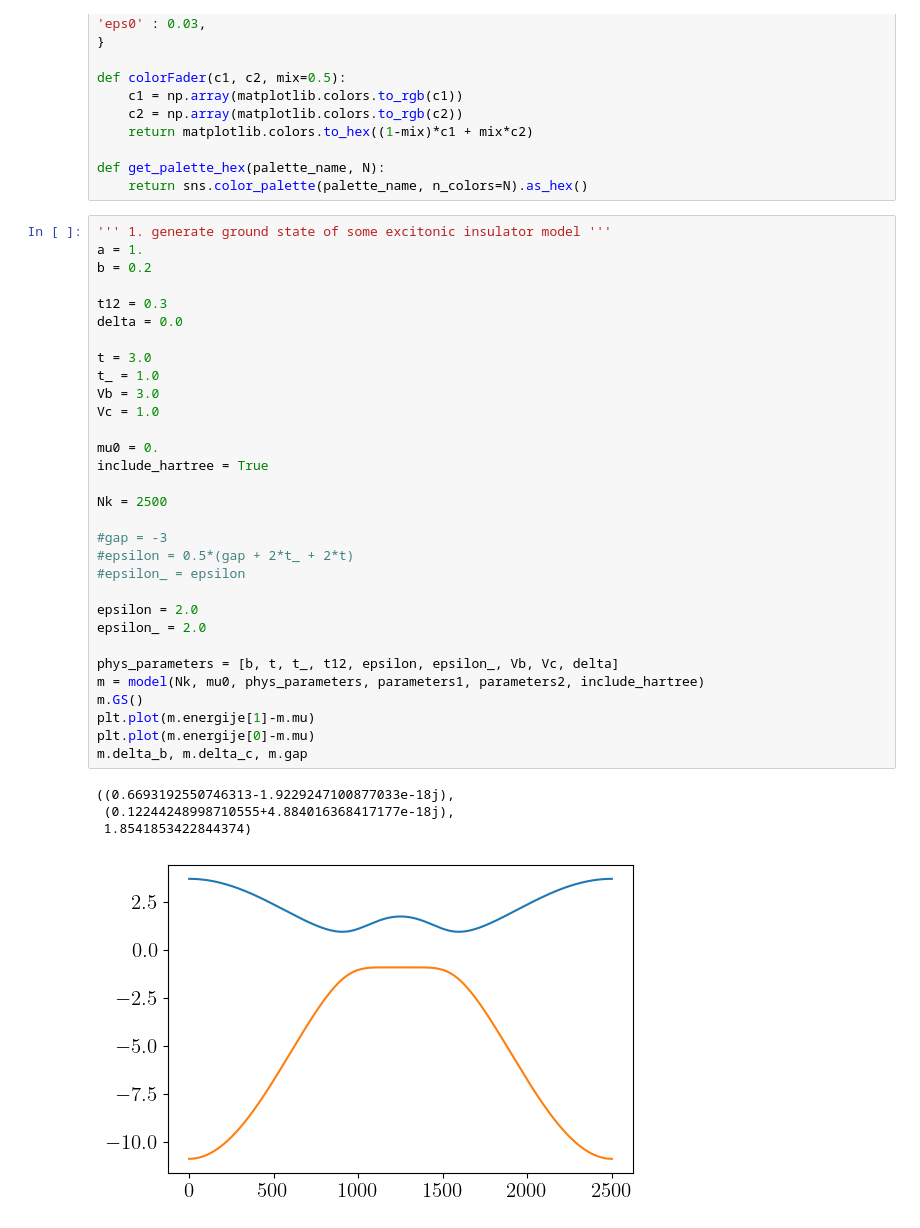
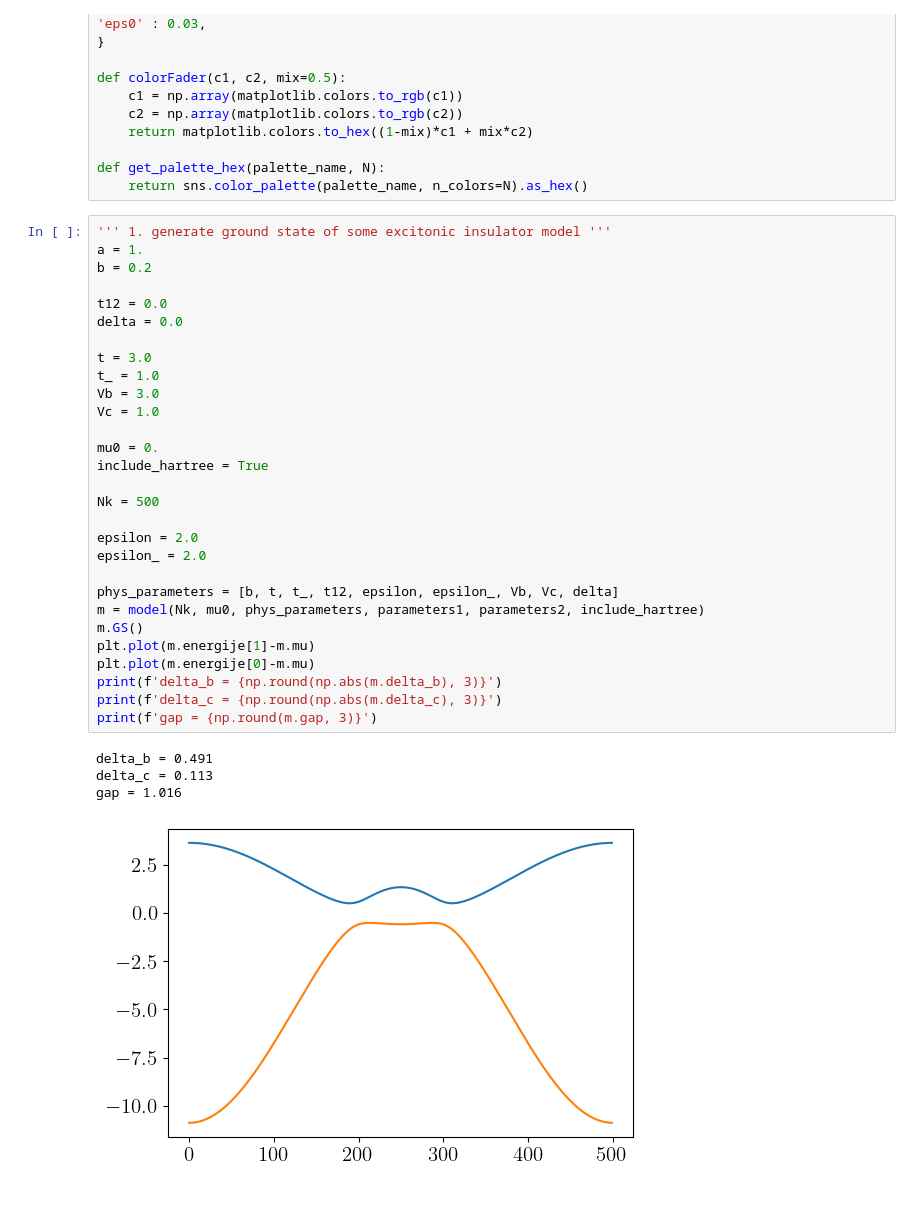
Before and after one commit to anastuhec/30-03-slike, a Jupyter notebook: 25-03-test.ipynb, the cells around one changed output. Drawn from its saved outputs; the diff is of its cells as text.

```diff
--- a/25-03-test.ipynb
+++ b/25-03-test.ipynb
@@ -59,39 +59,37 @@ def get_palette_hex(palette_name, N):
 # %%
 ''' 1. generate ground state of some excitonic insulator model '''
 a = 1.
 b = 0.2
 
-t12 = 0.3
+t12 = 0.0
 delta = 0.0
 
 t = 3.0
 t_ = 1.0
 Vb = 3.0
 Vc = 1.0
 
 mu0 = 0.
 include_hartree = True
 
-Nk = 2500
-
-#gap = -3
-#epsilon = 0.5*(gap + 2*t_ + 2*t)
-#epsilon_ = epsilon
+Nk = 500
 
 epsilon = 2.0
 epsilon_ = 2.0
 
 phys_parameters = [b, t, t_, t12, epsilon, epsilon_, Vb, Vc, delta]
 m = model(Nk, mu0, phys_parameters, parameters1, parameters2, include_hartree)
 m.GS()
 plt.plot(m.energije[1]-m.mu)
 plt.plot(m.energije[0]-m.mu)
-m.delta_b, m.delta_c, m.gap
+print(f'delta_b = {np.round(np.abs(m.delta_b), 3)}')
+print(f'delta_c = {np.round(np.abs(m.delta_c), 3)}')
+print(f'gap = {np.round(m.gap, 3)}')
 # %% [output]
-((0.6693192550746313-1.9229247100877033e-18j),
- (0.12244248998710555+4.884016368417177e-18j),
- 1.8541853422844374)
+delta_b = 0.491
+delta_c = 0.113
+gap = 1.016
-[figure, old version]
+[figure, new version]
 # %%
 ''' 2. heat up to a low temperature '''
 beta0 = 50
```
Also changed, not shown: parts of 27 cells of this notebook, 3 other files.
